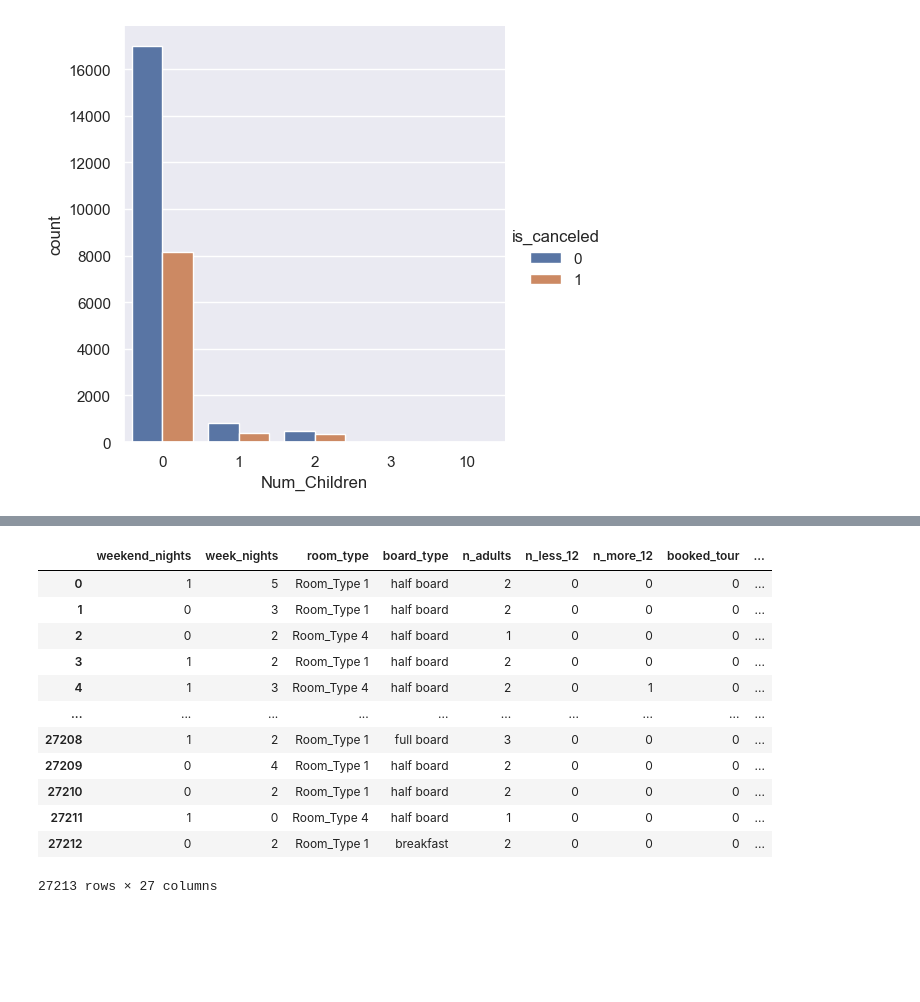
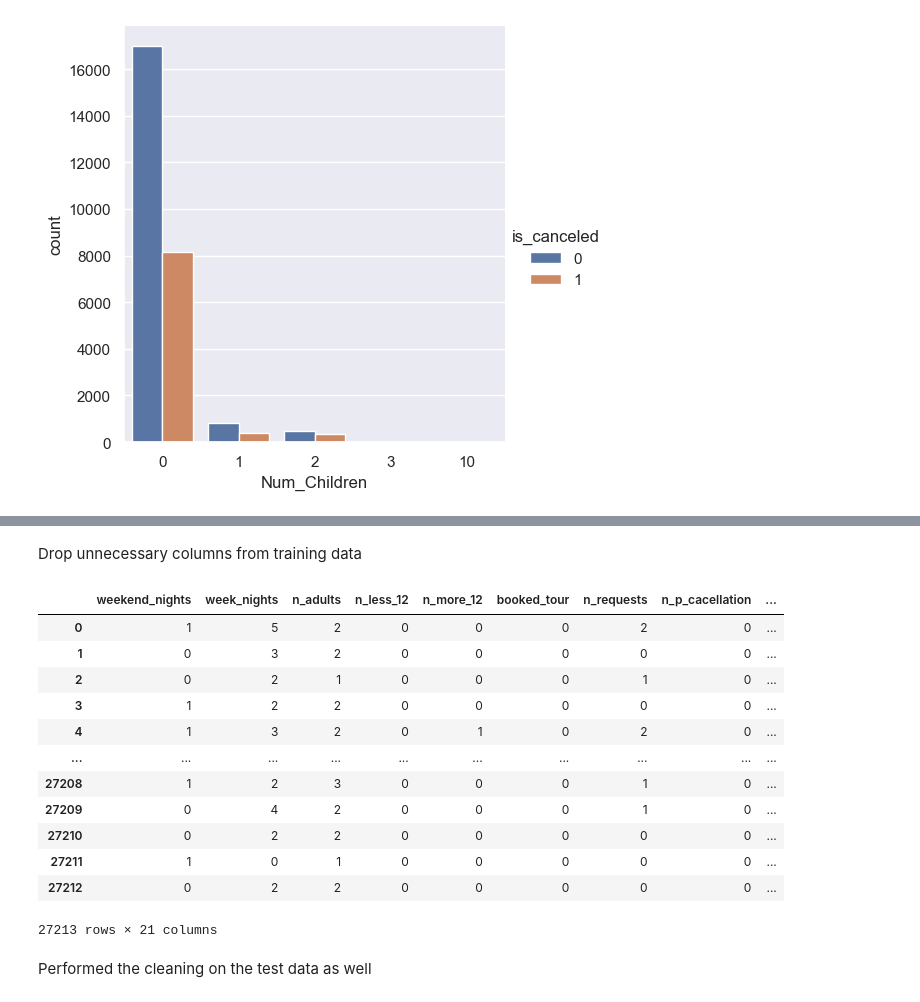
Before and after one commit to ctw599/Data_mining, a Jupyter notebook: data_mining_final_project.ipynb, the cells around one changed output, grey strips where cells are left out. Cells and saved outputs as stored; diff of their text form; code cells hidden in the pictures; blank space fills up the shorter version.

```diff
--- a/data_mining_final_project.ipynb
+++ b/data_mining_final_project.ipynb
@@ -633,21 +665,25 @@ plt.scatter(df2[0], df2[1], c = df['is_canceled'].map(colordict))
-# %%
-target = pd.DataFrame(df['is_canceled'])
-
-train_data = df.drop(['ID', 'is_canceled', 'room_type_cat', 'board_type_cat', 'purchase_type_cat'], axis=1)
-train_data
-# %% [output]
-|  | weekend_nights | week_nights | room_type | board_type | n_adults | n_less_12 | n_more_12 | booked_tour | ... |
-| 0 | 1 | 5 | Room_Type 1 | half board | 2 | 0 | 0 | 0 | ... |
-| 1 | 0 | 3 | Room_Type 1 | half board | 2 | 0 | 0 | 0 | ... |
-| 2 | 0 | 2 | Room_Type 4 | half board | 1 | 0 | 0 | 0 | ... |
-| 3 | 1 | 2 | Room_Type 1 | half board | 2 | 0 | 0 | 0 | ... |
-| 4 | 1 | 3 | Room_Type 4 | half board | 2 | 0 | 1 | 0 | ... |
-| ... | ... | ... | ... | ... | ... | ... | ... | ... | ... |
-| 27208 | 1 | 2 | Room_Type 1 | full board | 3 | 0 | 0 | 0 | ... |
-| 27209 | 0 | 4 | Room_Type 1 | half board | 2 | 0 | 0 | 0 | ... |
-| 27210 | 0 | 2 | Room_Type 1 | half board | 2 | 0 | 0 | 0 | ... |
-| 27211 | 1 | 0 | Room_Type 4 | half board | 1 | 0 | 0 | 0 | ... |
-| 27212 | 0 | 2 | Room_Type 1 | breakfast | 2 | 0 | 0 | 0 | ... |
-27213 rows × 27 columns
+# %% [markdown]
+Drop unnecessary columns from training data
+# %%
+# target = pd.DataFrame(df['is_canceled'])
+
+train_data = df.drop(['ID', 'room_type_cat', 'board_type_cat', 'purchase_type_cat', 'room_type','board_type', 'purchase_type', 'lead_time', 'price', 'year', 'date'], axis=1)
+train_data
+# %% [output]
+|  | weekend_nights | week_nights | n_adults | n_less_12 | n_more_12 | booked_tour | n_requests | n_p_cacellation | ... |
+| 0 | 1 | 5 | 2 | 0 | 0 | 0 | 2 | 0 | ... |
+| 1 | 0 | 3 | 2 | 0 | 0 | 0 | 0 | 0 | ... |
+| 2 | 0 | 2 | 1 | 0 | 0 | 0 | 1 | 0 | ... |
+| 3 | 1 | 2 | 2 | 0 | 0 | 0 | 0 | 0 | ... |
+| 4 | 1 | 3 | 2 | 0 | 1 | 0 | 2 | 0 | ... |
+| ... | ... | ... | ... | ... | ... | ... | ... | ... | ... |
+| 27208 | 1 | 2 | 3 | 0 | 0 | 0 | 1 | 0 | ... |
+| 27209 | 0 | 4 | 2 | 0 | 0 | 0 | 1 | 0 | ... |
+| 27210 | 0 | 2 | 2 | 0 | 0 | 0 | 0 | 0 | ... |
+| 27211 | 1 | 0 | 1 | 0 | 0 | 0 | 0 | 0 | ... |
+| 27212 | 0 | 2 | 2 | 0 | 0 | 0 | 0 | 0 | ... |
+27213 rows × 21 columns
+# %% [markdown]
+Performed the cleaning on the test data as well
 # %%
 test_data = pd.read_csv("C:/Users/user/OneDrive - Bar-Ilan University - Students/Documents/Data_mining/Final_Project/hotels_test.csv")
```
Also changed, not shown: parts of 88 cells of this notebook.
